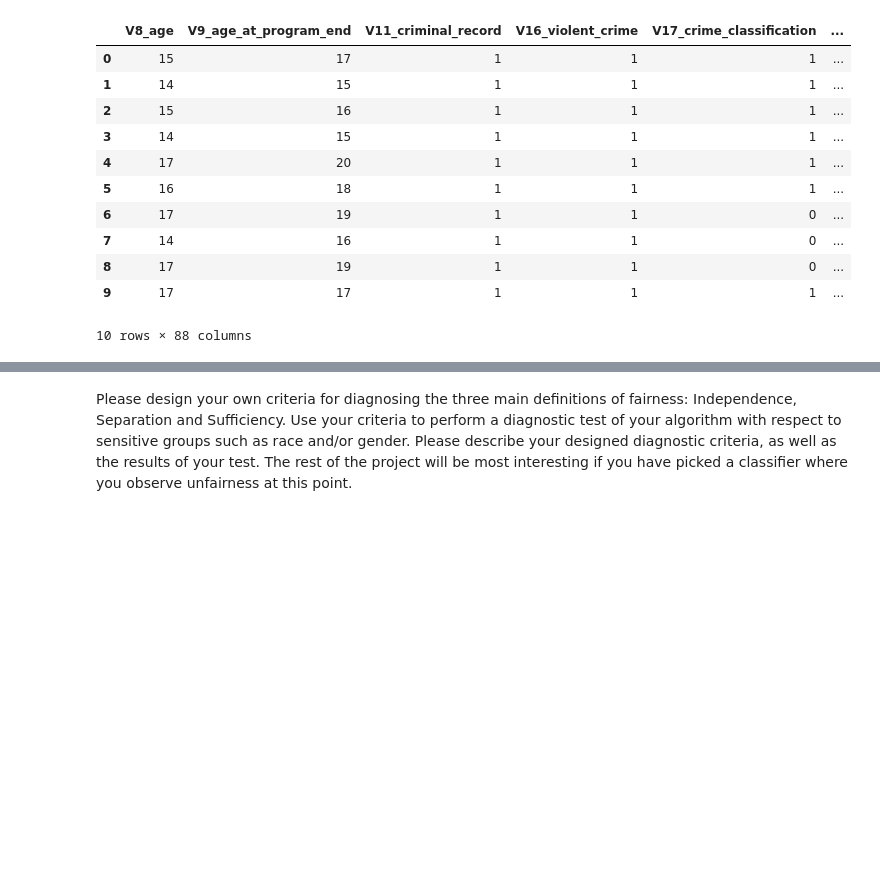
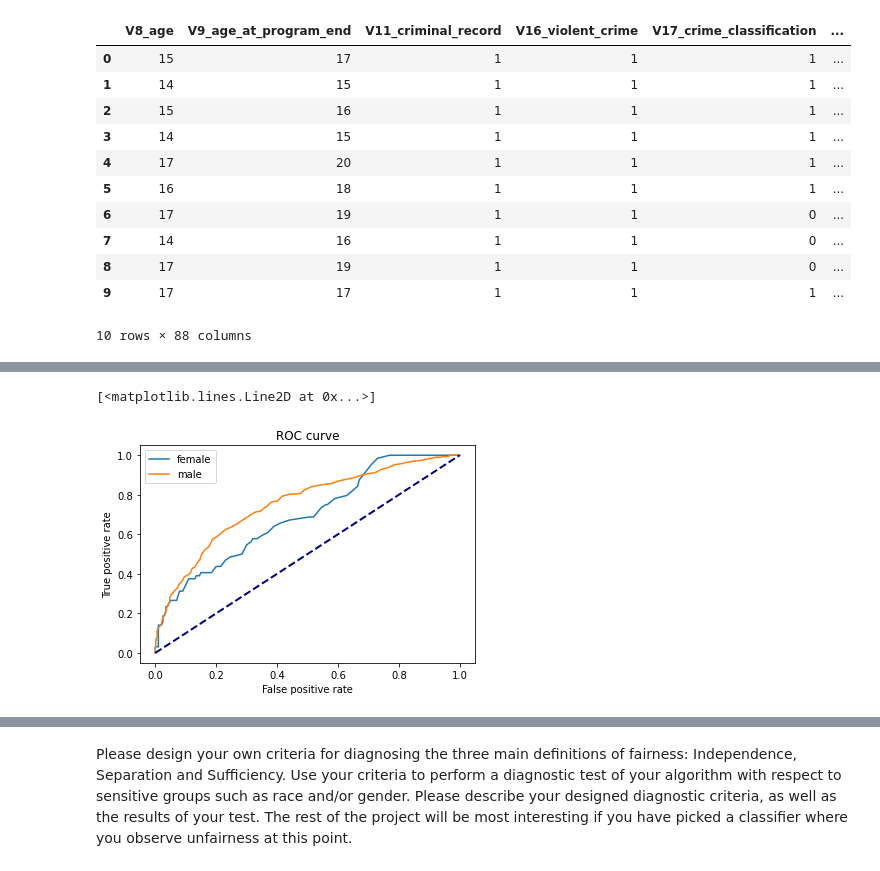
Before and after one commit to Starostka/algorithmic-fairness, a Jupyter notebook: exploration.ipynb, the cells around one changed output, grey strips where cells are left out. Cells and saved outputs as stored; diff of their text form; code cells hidden in the pictures; blank space fills up the shorter version.

```diff
--- a/exploration.ipynb
+++ b/exploration.ipynb
@@ -73,6 +73,15 @@ X.head(10)
 | 8 | 17 | 19 | 1 | 1 | 0 | ... |
 | 9 | 17 | 17 | 1 | 1 | 1 | ... |
 10 rows × 88 columns
+# %%
+def plot_roc_curves(y_test, pred_proba, legend=""):
+    fpr, tpr, _ = metrics.roc_curve(y_test, pred_proba)
+
+    plt.plot(fpr, tpr, label=legend)
+    plt.xlabel("False positive rate")
+    plt.ylabel("True positive rate")
+    plt.title("ROC curve")
+    plt.legend()
 # %%
 # Split dataset into training set and test set  # 70% training and 30% test
 X_train, X_test, y_train, y_test = train_test_split(X, y, test_size=0.3, random_state=1, stratify=y)
@@ -104,3 +115,10 @@ array([[0.62, 0.38],
+# %%
+plot_roc_curves(y_test[filter_is_female], y_pred_proba_female, legend="female")
+plot_roc_curves(y_test[~filter_is_female], y_pred_proba_male, legend="male")
+plt.plot([0, 1], [0, 1], color='navy', lw=2, linestyle='--')
+# %% [output]
+[<matplotlib.lines.Line2D at 0x...>]
+[figure, added]
 # %%
 print("Accuracy:",metrics.accuracy_score(y_test, y_pred))
 # %% [output]
```
Also changed, not shown: parts of 16 cells of this notebook.
